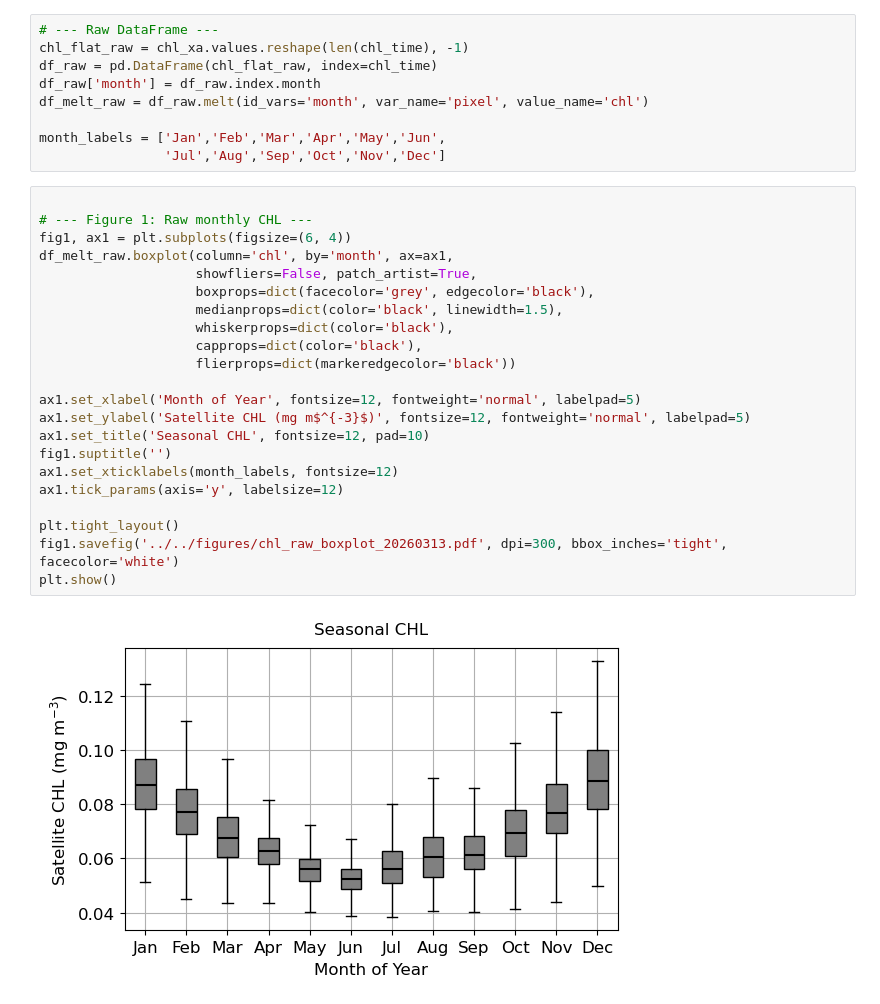
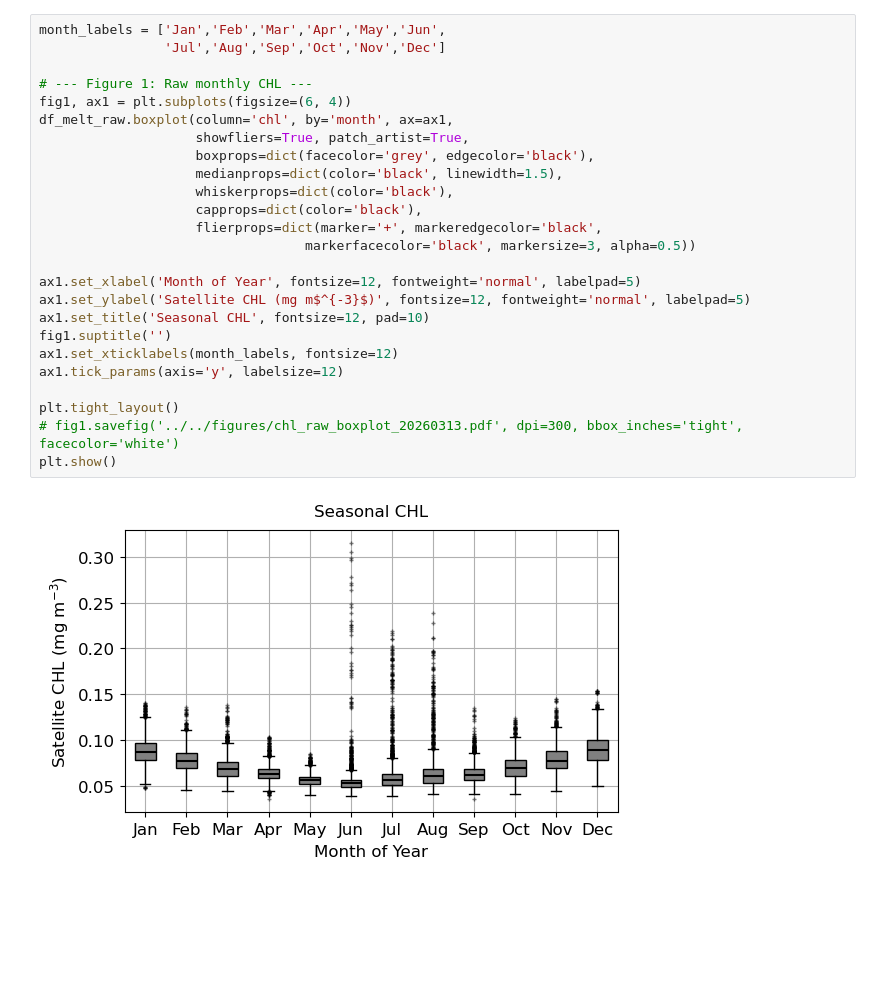
Before and after one commit to jamiesash/climate, a Jupyter notebook: code/pycode/climatology_sumer_aveerage.ipynb, the cells around one changed output. Saved outputs shown, nothing was run; the diff lists cells and outputs as text; blank space fills up the shorter version.

```diff
--- a/code/pycode/climatology_sumer_aveerage.ipynb
+++ b/code/pycode/climatology_sumer_aveerage.ipynb
@@ -94,36 +96,30 @@ Anomaly mean (should be near zero): 0.001663
-# %%
-# --- Raw DataFrame ---
-chl_flat_raw = chl_xa.values.reshape(len(chl_time), -1)
-df_raw = pd.DataFrame(chl_flat_raw, index=chl_time)
-df_raw['month'] = df_raw.index.month
-df_melt_raw = df_raw.melt(id_vars='month', var_name='pixel', value_name='chl')
-
-month_labels = ['Jan','Feb','Mar','Apr','May','Jun',
-                'Jul','Aug','Sep','Oct','Nov','Dec']
 # %%
+month_labels = ['Jan','Feb','Mar','Apr','May','Jun',
+                'Jul','Aug','Sep','Oct','Nov','Dec']
 
 # --- Figure 1: Raw monthly CHL ---
 fig1, ax1 = plt.subplots(figsize=(6, 4))
 df_melt_raw.boxplot(column='chl', by='month', ax=ax1,
-                    showfliers=False, patch_artist=True,
+                    showfliers=True, patch_artist=True,
                     boxprops=dict(facecolor='grey', edgecolor='black'),
                     medianprops=dict(color='black', linewidth=1.5),
                     whiskerprops=dict(color='black'),
                     capprops=dict(color='black'),
-                    flierprops=dict(markeredgecolor='black'))
+                    flierprops=dict(marker='+', markeredgecolor='black',
+                                  markerfacecolor='black', markersize=3, alpha=0.5))
 
 ax1.set_xlabel('Month of Year', fontsize=12, fontweight='normal', labelpad=5)
 ax1.set_ylabel('Satellite CHL (mg m$^{-3}$)', fontsize=12, fontweight='normal', labelpad=5)
 ax1.set_title('Seasonal CHL', fontsize=12, pad=10)
 fig1.suptitle('')
 ax1.set_xticklabels(month_labels, fontsize=12)
 ax1.tick_params(axis='y', labelsize=12)
 
 plt.tight_layout()
-fig1.savefig('../../figures/chl_raw_boxplot_20260313.pdf', dpi=300, bbox_inches='tight', facecolor='white')
+# fig1.savefig('../../figures/chl_raw_boxplot_20260313.pdf', dpi=300, bbox_inches='tight', facecolor='white')
 plt.show()
 # %% [output]
-[figure, old version]
+[figure, new version]
 # %%
 fig, ax = plt.subplots(figsize=(6, 4))
 df_melt.boxplot(column='chl_anom', by='month', ax=ax, #grid = False,
```
Also changed, not shown: parts of 8 cells of this notebook, 5 other files.
